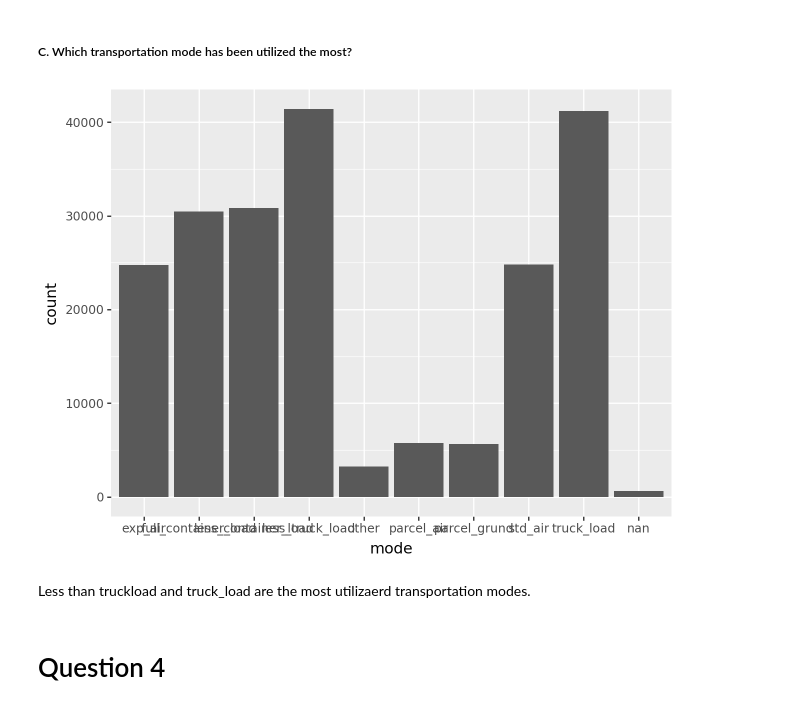
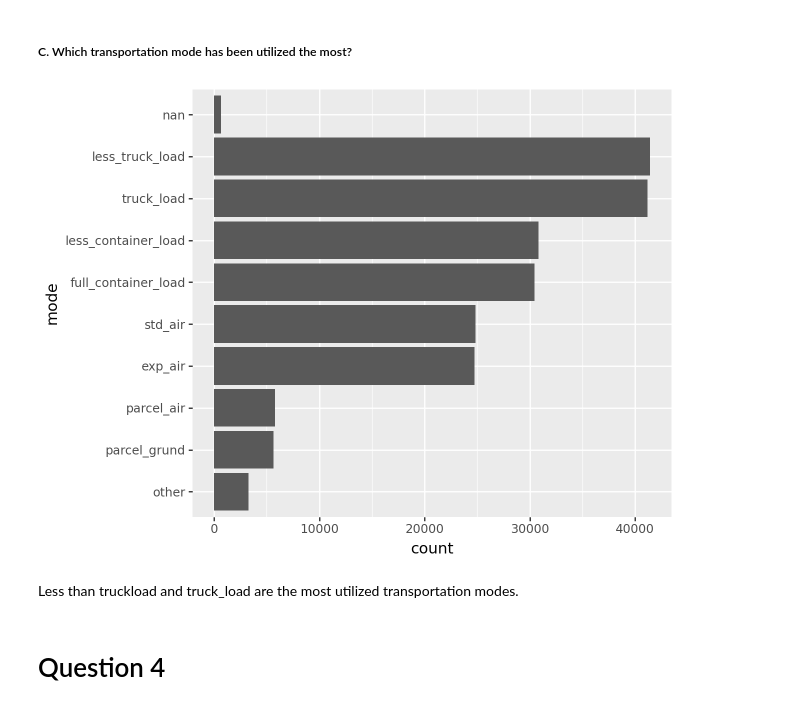
Before and after one commit to davidagibbs/OM621_Assignments, a Jupyter notebook: notebooks/assignment_2.ipynb, the cells around one changed output. Saved outputs shown, nothing was run; the diff lists cells and outputs as text; code cells hidden in the pictures.

```diff
--- a/notebooks/assignment_2.ipynb
+++ b/notebooks/assignment_2.ipynb
@@ -87,11 +90,11 @@ US77 has the most tasks for each region.
 ##### C. Which transportation mode has been utilized the most?
 # %%
 p = ggplot(data = tr_data, mapping = aes(x = "mode"))
-p + geom_bar()
+p + geom_bar(mapping=aes(x="reorder(mode, mode, len, ascending=True)")) + coord_flip()
 # %% [output]
-[figure, old version]
+[figure, new version]
 # %% [markdown]
-Less than truckload and truck_load are the most utilizaerd transportation modes.
+Less than truckload and truck_load are the most utilized transportation modes.
 # %% [markdown]
 # Question 4
 # %% [markdown]
```
Also changed, not shown: parts of 4 cells of this notebook, 6 other files.
